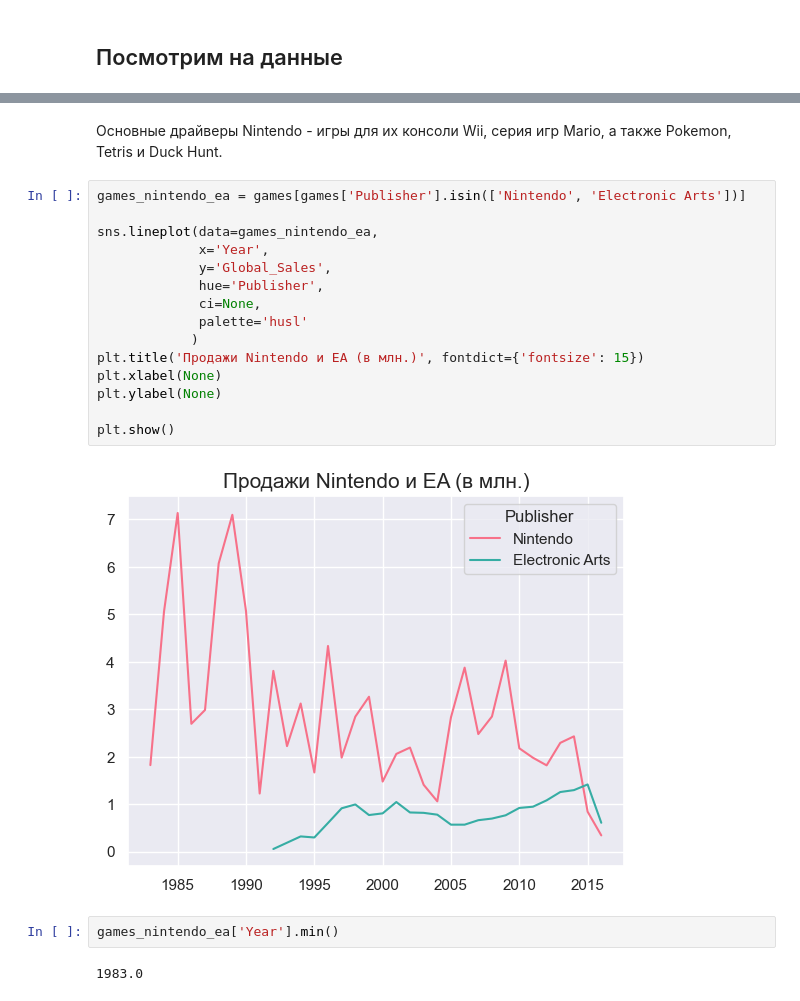
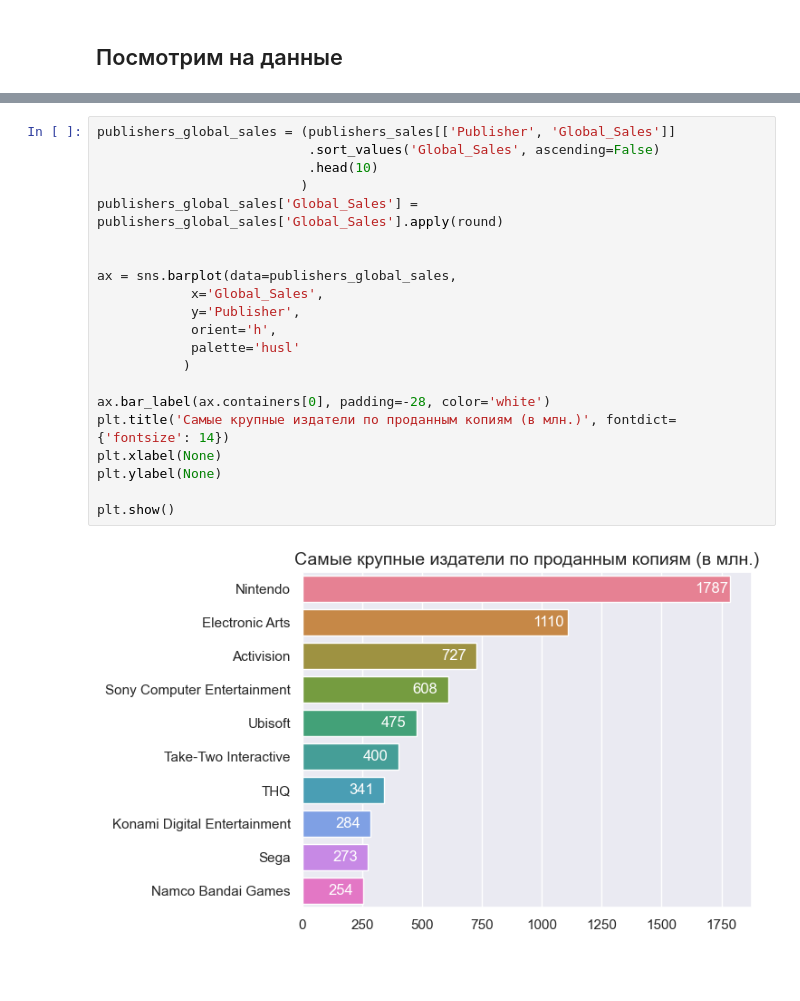
Before and after one commit to ekhavronina/data_analytics, a Jupyter notebook: video_games/video_game_sales.ipynb, the cells around one changed output, grey strips where cells are left out. Saved outputs shown, nothing was run; the diff lists cells and outputs as text; blank space fills up the shorter version.

```diff
--- a/video_games/video_game_sales.ipynb
+++ b/video_games/video_game_sales.ipynb
@@ -291,23 +249,23 @@ games[games['Publisher'] == 'Nintendo'].sort_values('Global_Sales', ascending=Fa
-# %% [markdown]
-Основные драйверы Nintendo - игры для их консоли Wii, серия игр Mario, а также Pokemon, Tetris и Duck Hunt.
-# %%
-games_nintendo_ea = games[games['Publisher'].isin(['Nintendo', 'Electronic Arts'])]
-
-sns.lineplot(data=games_nintendo_ea,
-             x='Year',
-             y='Global_Sales',
-             hue='Publisher',
-             ci=None,
-             palette='husl'
-            )
-plt.title('Продажи Nintendo и EA (в млн.)', fontdict={'fontsize': 15})
-plt.xlabel(None)
-plt.ylabel(None)
-
-plt.show()
-# %% [output]
-[figure, removed]
-# %%
-games_nintendo_ea['Year'].min()
-# %% [output]
-1983.0
+# %%
+publishers_global_sales = (publishers_sales[['Publisher', 'Global_Sales']]
+                           .sort_values('Global_Sales', ascending=False)
+                           .head(10)
+                          )
+publishers_global_sales['Global_Sales'] = publishers_global_sales['Global_Sales'].apply(round)
+
+
+ax = sns.barplot(data=publishers_global_sales,
+            x='Global_Sales',
+            y='Publisher',
+            orient='h',
+            palette='husl'
+           )
+
+ax.bar_label(ax.containers[0], padding=-28, color='white')
+plt.title('Самые крупные издатели по проданным копиям (в млн.)', fontdict={'fontsize': 14})
+plt.xlabel(None)
+plt.ylabel(None)
+
+plt.show()
+# %% [output]
+[figure, added]
```
Also changed, not shown: parts of 36 cells of this notebook.
